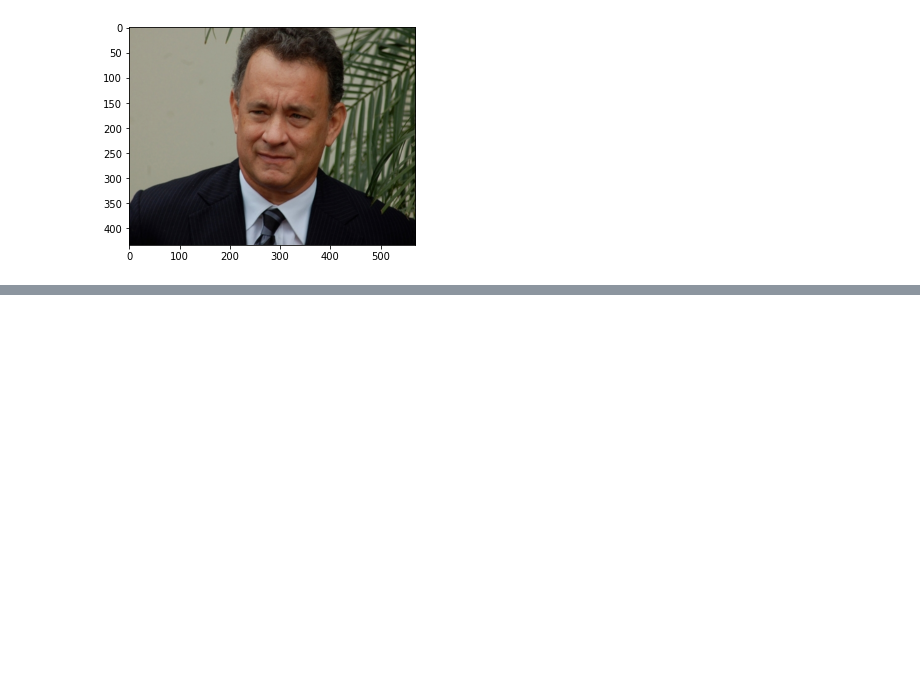
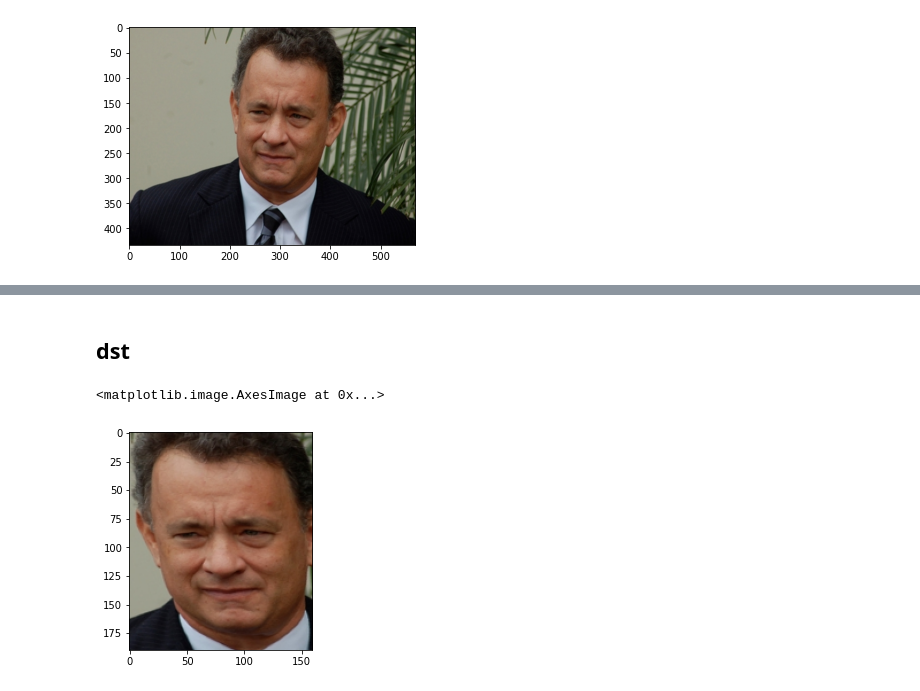
Before and after one commit to Abner0627/IPRV_Affine-Transform, a Jupyter notebook: main.ipynb, the cells around one changed output, grey strips where cells are left out. Drawn from its saved outputs; the diff is of its cells as text; code cells hidden in the pictures; blank space fills up the shorter version.

```diff
--- a/main.ipynb
+++ b/main.ipynb
@@ -64,0 +32,13 @@ plt.imshow(L_.reshape(h, w), cmap='gray')
+# %% [markdown]
+## dst
+# %%
+dst = np.array([[65, 90], [95, 90], [80, 120]],  np.float32)
+
+M = cv2.getAffineTransform(src, dst)
+res = cv2.warpAffine(img, M, (160, 190))
+
+fig = plt.figure()
+plt.imshow(cv2.cvtColor(res, cv2.COLOR_BGR2RGB))
+# %% [output]
+<matplotlib.image.AxesImage at 0x...>
+[figure, added]
```
Also changed, not shown: parts of 5 cells of this notebook, 1 other file.
